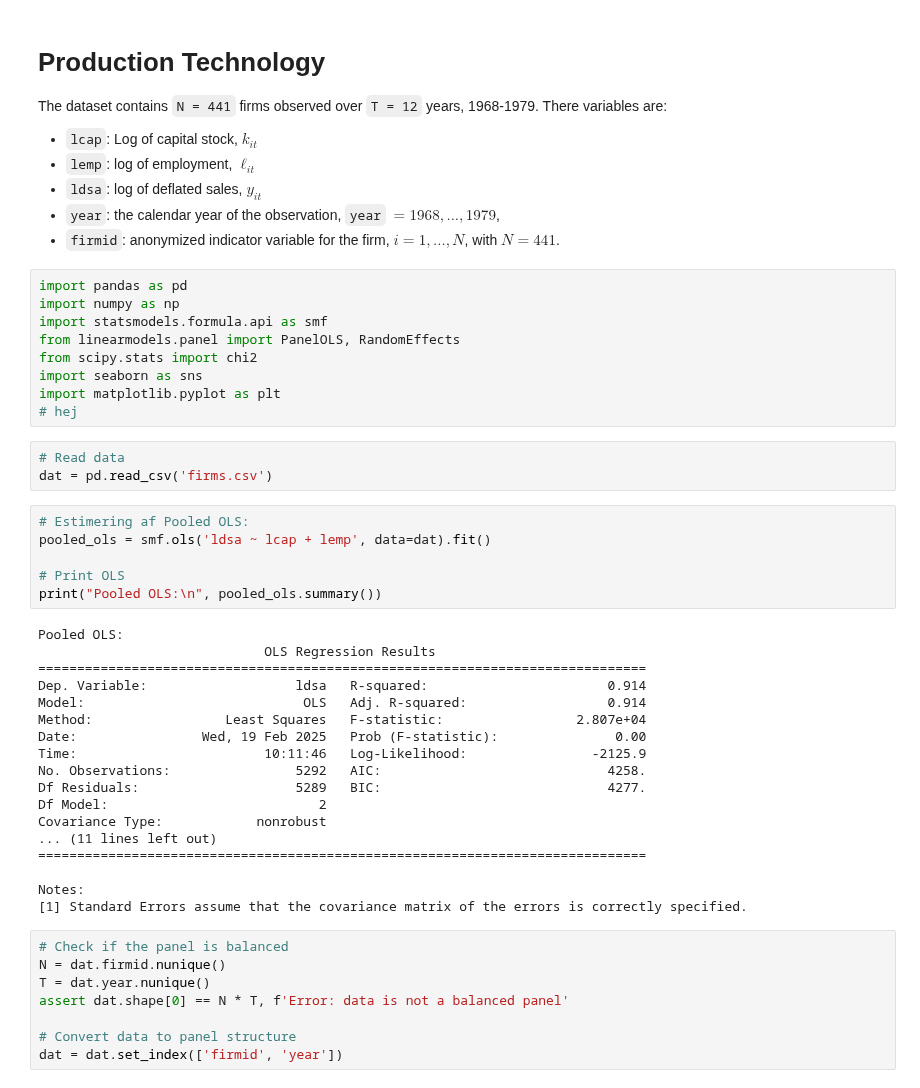
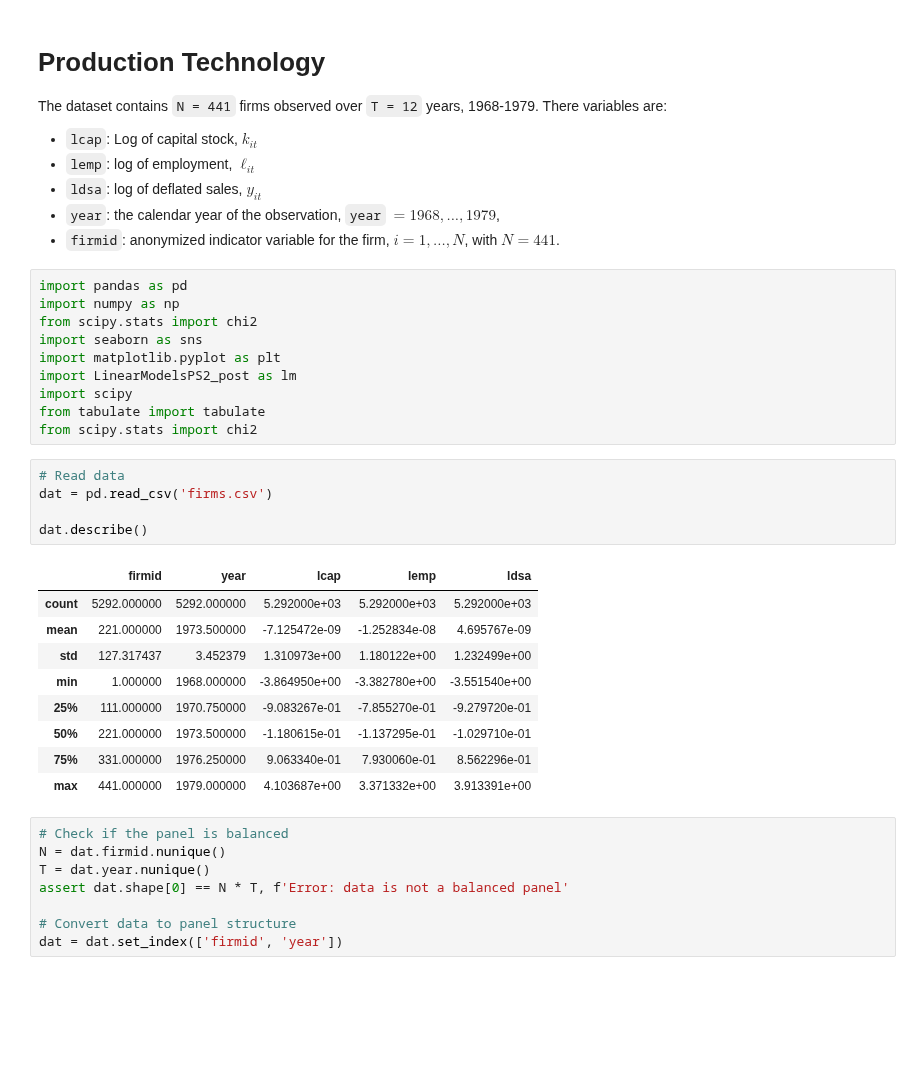
Before and after one commit to Maja0lsen/EconometricsB-aflevinger, a Jupyter notebook: read-kopi.ipynb, the cells around one changed output. Saved outputs shown, nothing was run; the diff lists cells and outputs as text; blank space fills up the shorter version.

```diff
--- a/read-kopi.ipynb
+++ b/read-kopi.ipynb
@@ -10,39 +10,28 @@ The dataset contains `N = 441` firms observed over `T = 12` years, 1968-1979. Th
 # %%
 import pandas as pd
 import numpy as np
-import statsmodels.formula.api as smf
-from linearmodels.panel import PanelOLS, RandomEffects
 from scipy.stats import chi2
 import seaborn as sns
 import matplotlib.pyplot as plt
-# hej
+import LinearModelsPS2_post as lm
+import scipy
+from tabulate import tabulate
+from scipy.stats import chi2
 # %%
 # Read data
 dat = pd.read_csv('firms.csv')
+
+dat.describe()
+# %% [output]
+|  | firmid | year | lcap | lemp | ldsa |
+| count | 5292.000000 | 5292.000000 | 5.292000e+03 | 5.292000e+03 | 5.292000e+03 |
+| mean | 221.000000 | 1973.500000 | -7.125472e-09 | -1.252834e-08 | 4.695767e-09 |
+| std | 127.317437 | 3.452379 | 1.310973e+00 | 1.180122e+00 | 1.232499e+00 |
+| min | 1.000000 | 1968.000000 | -3.864950e+00 | -3.382780e+00 | -3.551540e+00 |
+| 25% | 111.000000 | 1970.750000 | -9.083267e-01 | -7.855270e-01 | -9.279720e-01 |
+| 50% | 221.000000 | 1973.500000 | -1.180615e-01 | -1.137295e-01 | -1.029710e-01 |
+| 75% | 331.000000 | 1976.250000 | 9.063340e-01 | 7.930060e-01 | 8.562296e-01 |
+| max | 441.000000 | 1979.000000 | 4.103687e+00 | 3.371332e+00 | 3.913391e+00 |
-# %%
-# Estimering af Pooled OLS:
-pooled_ols = smf.ols('ldsa ~ lcap + lemp', data=dat).fit()
-
-# Print OLS
-print("Pooled OLS:\n", pooled_ols.summary())
-# %% [output]
-Pooled OLS:
-                             OLS Regression Results
-==============================================================================
-Dep. Variable:                   ldsa   R-squared:                       0.914
-Model:                            OLS   Adj. R-squared:                  0.914
-Method:                 Least Squares   F-statistic:                 2.807e+04
-Date:                Wed, 19 Feb 2025   Prob (F-statistic):               0.00
-Time:                        10:11:46   Log-Likelihood:                -2125.9
-No. Observations:                5292   AIC:                             4258.
-Df Residuals:                    5289   BIC:                             4277.
-Df Model:                           2
-Covariance Type:            nonrobust
-... (11 lines left out)
-==============================================================================
-
-Notes:
-[1] Standard Errors assume that the covariance matrix of the errors is correctly specified.
 # %%
 # Check if the panel is balanced
 N = dat.firmid.nunique()
```
Also changed, not shown: parts of 6 cells of this notebook.
